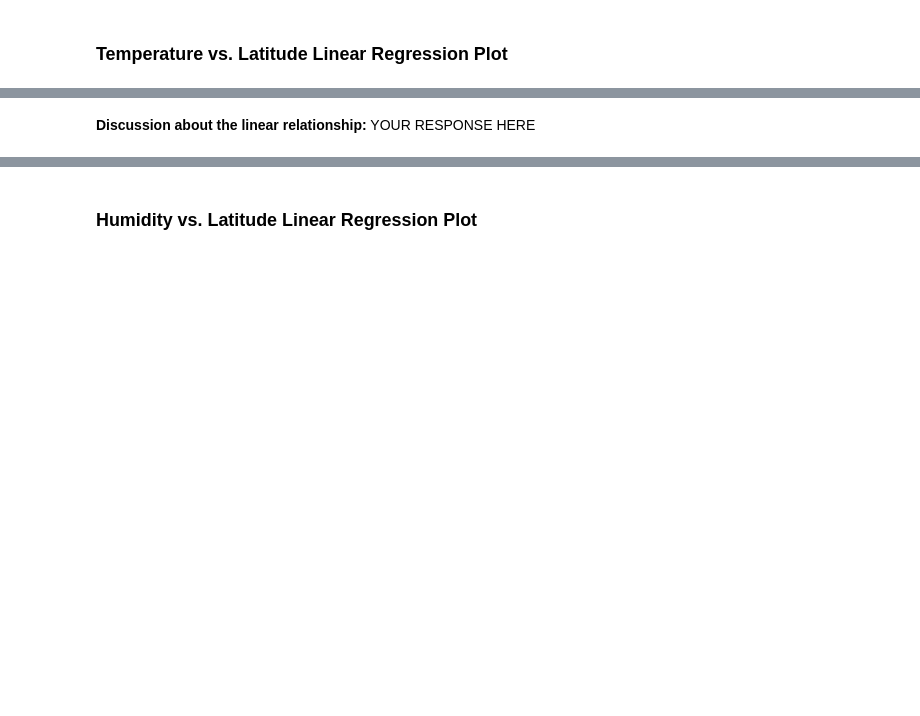
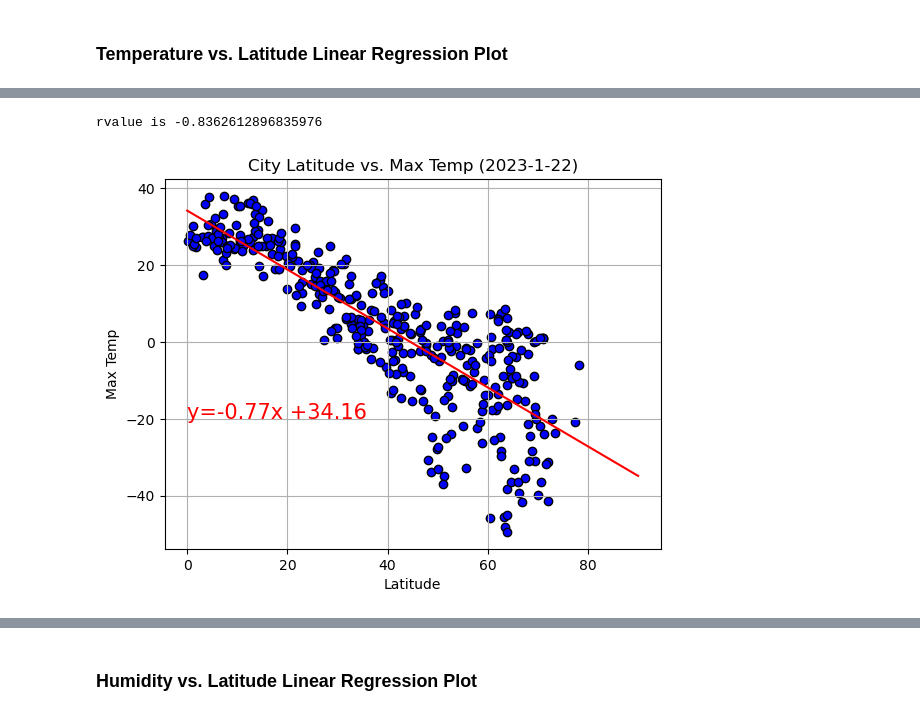
Before and after one commit to neginkanani/python_api_challenge, a Jupyter notebook: WeatherPy/WeatherPy.ipynb, the cells around one changed output, grey strips where cells are left out. Cells and saved outputs as stored; diff of their text form; code cells hidden in the pictures; blank space fills up the shorter version.

```diff
--- a/WeatherPy/WeatherPy.ipynb
+++ b/WeatherPy/WeatherPy.ipynb
@@ -306,3 +303,13 @@ plt.show()
+# %%
+# Define a function to create Linear Regression plots
+# YOUR CODE HERE
+def lineregress(x_values, y_values):
+    (slope, intercept, rvalue, pvalue, stderr) = linregress(x_values, y_values)
+    regression_analysis = pd.DataFrame({"slope":[slope], "intercept":[intercept], "rvalue":[rvalue], "pvalue":[pvalue], "stderr":[stderr]})
+    return print(f"rvalue is {rvalue}"), regression_analysis
+
+
+# (slope, intercept, rvalue, pvalue, stderr) = linregress(x_values, y_values)
 # %%
 # Create a DataFrame with the Northern Hemisphere data (Latitude >= 0)
 # YOUR CODE HERE
@@ -348,2 +343,24 @@ The r-value is: 0.4121057168607245
-# %% [markdown]
-**Discussion about the linear relationship:** YOUR RESPONSE HERE
+# %%
+# Linear regression on Northern Hemisphere
+# YOUR CODE HERE
+regression_analysis = lineregress(northern_hemi_df["Lat"], northern_hemi_df["Max Temp"])
+regression_analysis_df = regression_analysis [1]
+
+x_axis= np.arange(0,100,10)
+regress_value = regression_analysis_df["slope"][0] * x_axis + regression_analysis_df["intercept"][0]
+regression_analysis_df
+regress_value
+plt.scatter(x=northern_hemi_df["Lat"], y= northern_hemi_df["Max Temp"], facecolor="b", edgecolors="black")
+plt.plot(x_axis, regress_value, c="r")
+line_eq = "y=" + str(round(regression_analysis_df["slope"][0],2)) + "x +" + str(round(regression_analysis_df["intercept"][0],2))
+plt.annotate(line_eq,(0,-20),fontsize=15,color="red")
+plt.xlabel("Latitude")
+plt.ylabel("Max Temp")
+plt.title("City Latitude vs. Max Temp (2023-1-22)")
+plt.grid()
+
+# Save the figure
+plt.savefig("output/Fig5.png")
+# %% [output]
+rvalue is -0.8362612896835976
+[figure, added]
```
Also changed, not shown: parts of 34 cells of this notebook, 14 other files.
